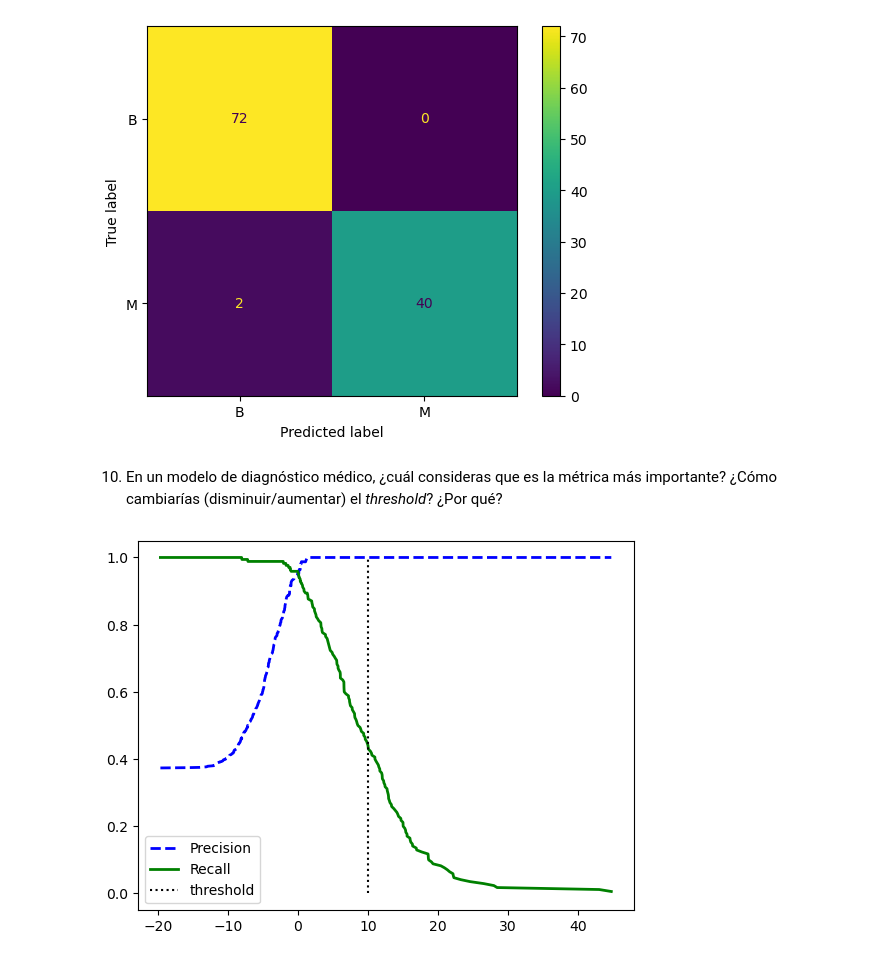
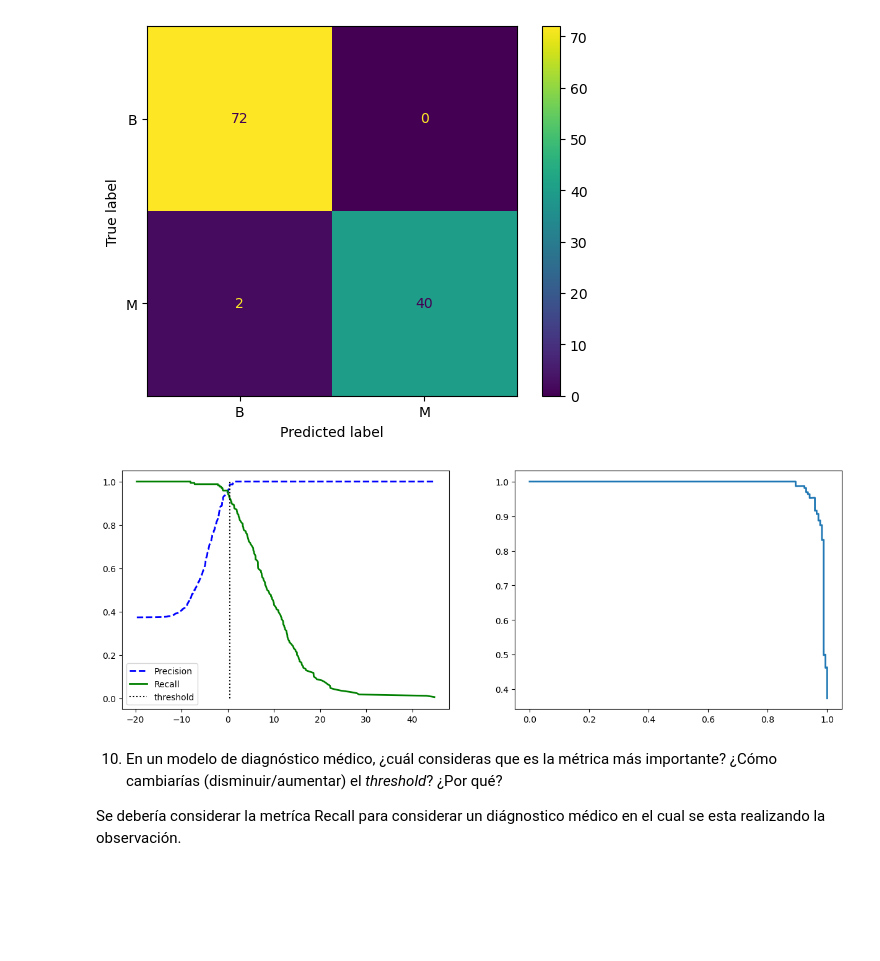
Before and after one commit to alcalderagl/repo-equipo, a Jupyter notebook: Actividad9RLog.ipynb, the cells around one changed output. Drawn from its saved outputs; the diff is of its cells as text; code cells hidden in the pictures; blank space fills up the shorter version.

```diff
--- a/Actividad9RLog.ipynb
+++ b/Actividad9RLog.ipynb
@@ -698,21 +678,11 @@ PRECISION = TP / (TP + FP)  ==> 40 / (40 + 0)  = 1.0
 RECALL    = TP / (TP + FN)  ==> 40 / (40 + 2) = 0.9523809523809523
 ACCURANCY = (TP + TN) / (TP + TN + FP + FN) ==> (40 + 72) / (40 + 72 + 0 + 2) = 0.9824561403508771
 [figure]
+# %%
+plotLogisticReg(0.5, logr_model3, X_train, y_train, 'M')
+# %% [output]
+[figure, added]
 # %% [markdown]
 10. En un modelo de diagnóstico médico, ¿cuál consideras que es la métrica más importante? ¿Cómo cambiarías (disminuir/aumentar) el *threshold*? ¿Por qué?
+
+Se debería considerar la metríca Recall para considerar un diágnostico médico en el cual se esta realizando la observación.
-# %%
-from sklearn.model_selection import cross_val_predict
-from sklearn.metrics import precision_recall_curve
-
-threshold = 10
-
-y_scores = cross_val_predict(logr_model3, X_train, y_train, cv=3,
-                             method="decision_function")
-precisions, recalls, thresholds = precision_recall_curve(y_train, y_scores, pos_label='M')
-plt.plot(thresholds, precisions[:-1], "b--", label="Precision", linewidth=2)
-plt.plot(thresholds, recalls[:-1], "g-", label="Recall", linewidth=2)
-plt.vlines(threshold, 0, 1.0, "k", "dotted", label="threshold")
-plt.legend()
-plt.show()
-# %% [output]
-[figure, removed]
```
Also changed, not shown: parts of 9 cells of this notebook.
